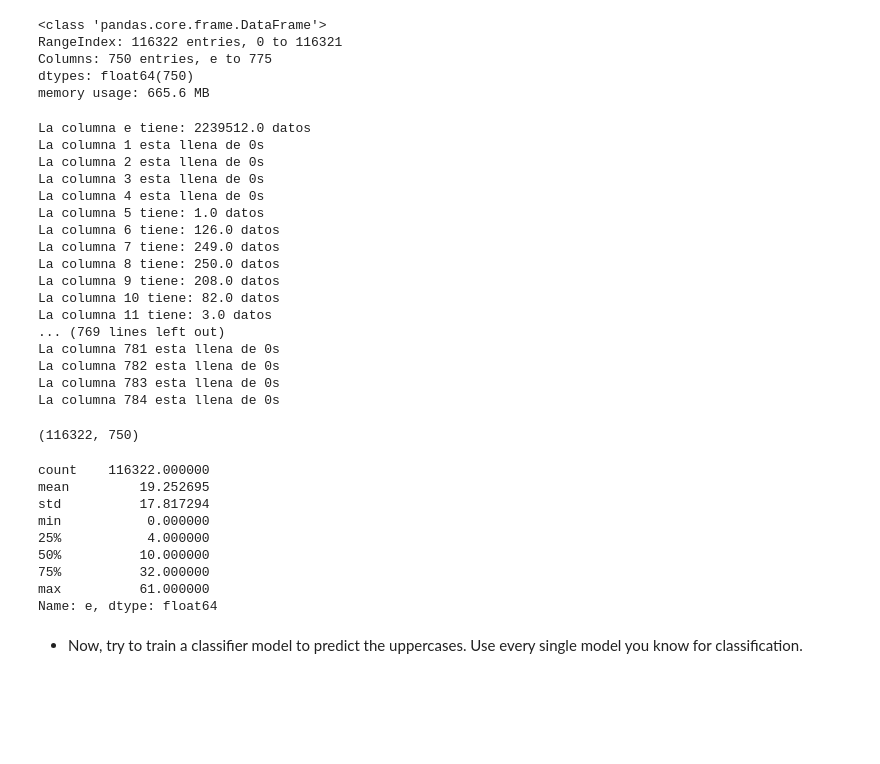
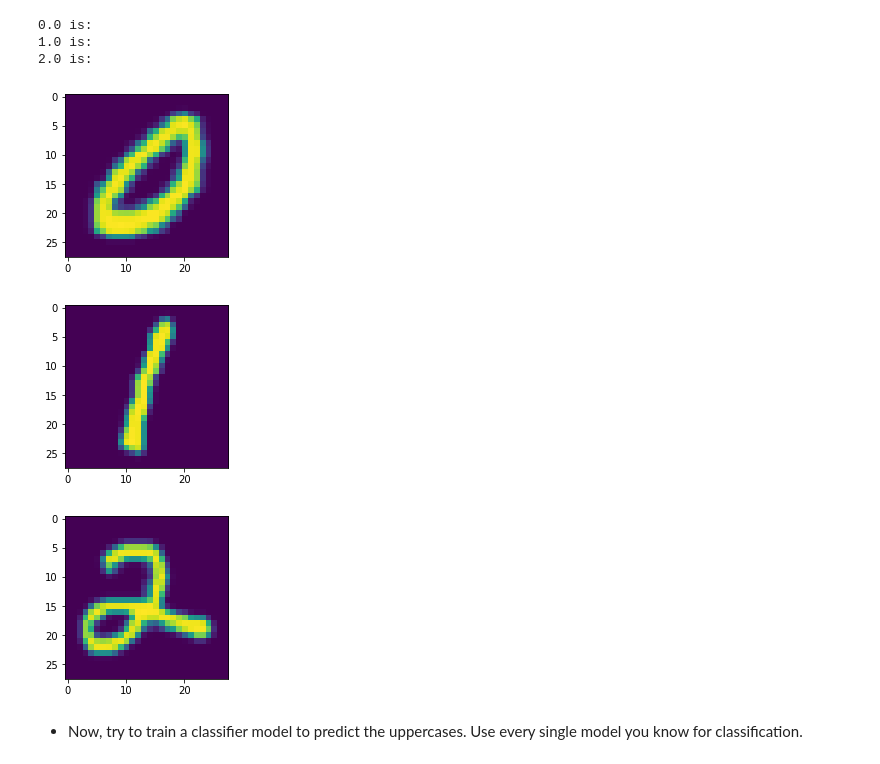
Before and after one commit to ta-data-mexpt/lab-supervised-classification, a Jupyter notebook: Supervised Classification.ipynb, the cells around one changed output. Cells and saved outputs as stored; diff of their text form; code cells hidden in the pictures; blank space fills up the shorter version.

```diff
--- a/Supervised Classification.ipynb
+++ b/Supervised Classification.ipynb
@@ -0,0 +25,3 @@
+# %%
+df = pd.read_csv('data_all.csv')
+df.head(3)
@@ -0,0 +35,5 @@
+# %%
+X = np.array(df.drop(columns = 'e'))
+y = np.array(df['e'])
+
+print('En total tenemos', X.shape[0], 'registros')
@@ -1 +44,3 @@
+# %%
+X_images = X.reshape(X.shape[0], 28, 28)
 # %% [markdown]
@@ -35,54 +48,15 @@ data.shape
-# %%
-data.info()
-# %% [output]
-<class 'pandas.core.frame.DataFrame'>
-RangeIndex: 116322 entries, 0 to 116321
-Columns: 750 entries, e to 775
-dtypes: float64(750)
-memory usage: 665.6 MB
-# %%
-# Parece estar llena de 0, veamos como se comportan los datos en total
-col_vacias=[]
-
-for column in list(data.columns):
-    if sum(data[column]) >0:
-        print(f'La columna {column} tiene: {sum(data[column])} datos')
-    else:
-        print(f'La columna {column} esta llena de 0s')
-        col_vacias.append(column)
-# %% [output]
-La columna e tiene: 2239512.0 datos
-La columna 1 esta llena de 0s
-La columna 2 esta llena de 0s
-La columna 3 esta llena de 0s
-La columna 4 esta llena de 0s
-La columna 5 tiene: 1.0 datos
-La columna 6 tiene: 126.0 datos
-La columna 7 tiene: 249.0 datos
-La columna 8 tiene: 250.0 datos
-La columna 9 tiene: 208.0 datos
-La columna 10 tiene: 82.0 datos
-La columna 11 tiene: 3.0 datos
-... (769 lines left out)
-La columna 781 esta llena de 0s
-La columna 782 esta llena de 0s
-La columna 783 esta llena de 0s
-La columna 784 esta llena de 0s
-# %%
-# Dropeamos las que no nos proporcionan información
-data=data.drop(col_vacias,axis=1)
-data.shape
-# %% [output]
-(116322, 750)
-# %%
-data.e.describe()
-# %% [output]
-count    116322.000000
-mean         19.252695
-std          17.817294
-min           0.000000
-25%           4.000000
-50%          10.000000
-75%          32.000000
-max          61.000000
-Name: e, dtype: float64
+# %%
+# Para descubrir qué etiqueta corresponde a número, lower o upper podríamos hacer algo como sigue:
+
+for j in sorted(list(df.e.unique()))[:3]:
+    i = df[df.e == j].index[0]
+    print(y[i],'is:')
+    plt.figure(figsize=(3,3))
+    plt.imshow(X_images[i]);
+# %% [output]
+0.0 is:
+1.0 is:
+2.0 is:
+[figure, added]
+[figure, added]
+[figure, added]
```
Also changed, not shown: parts of 38 cells of this notebook.
